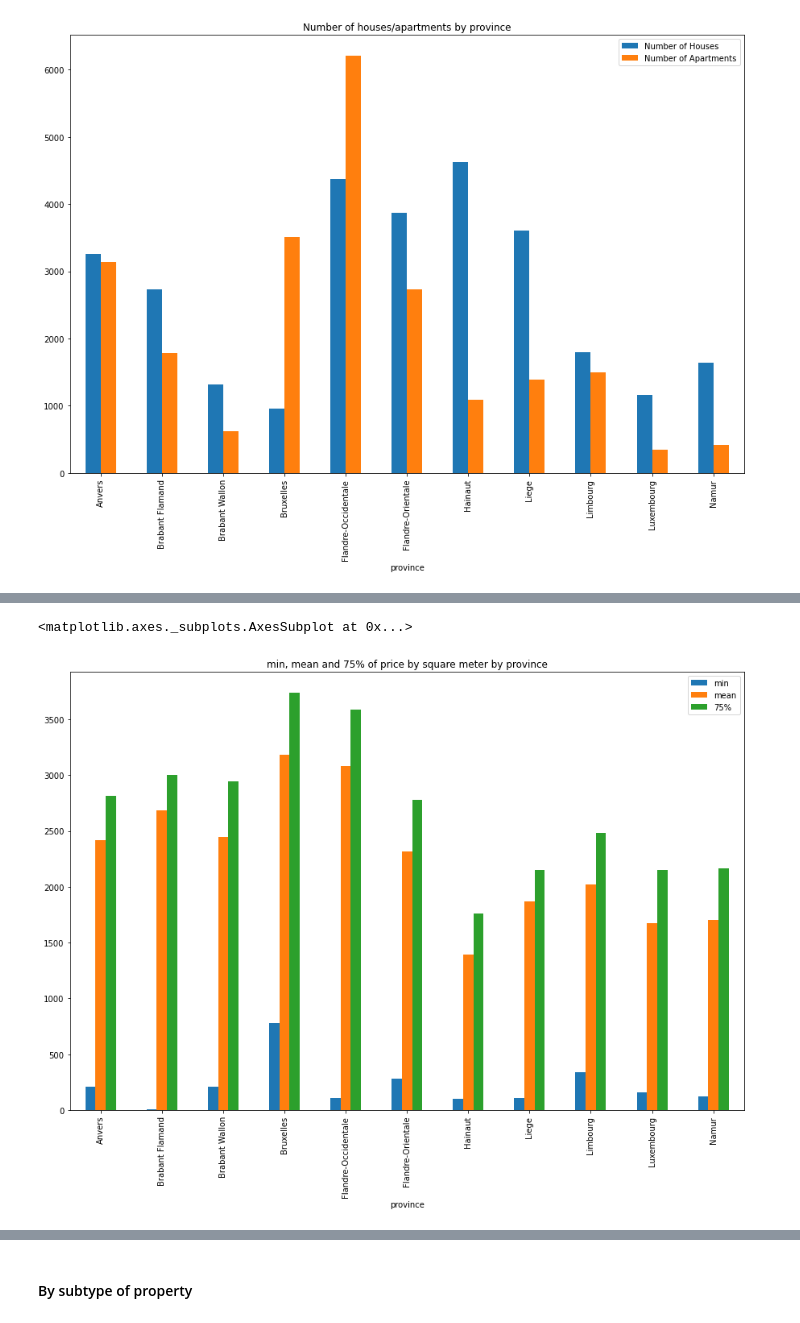
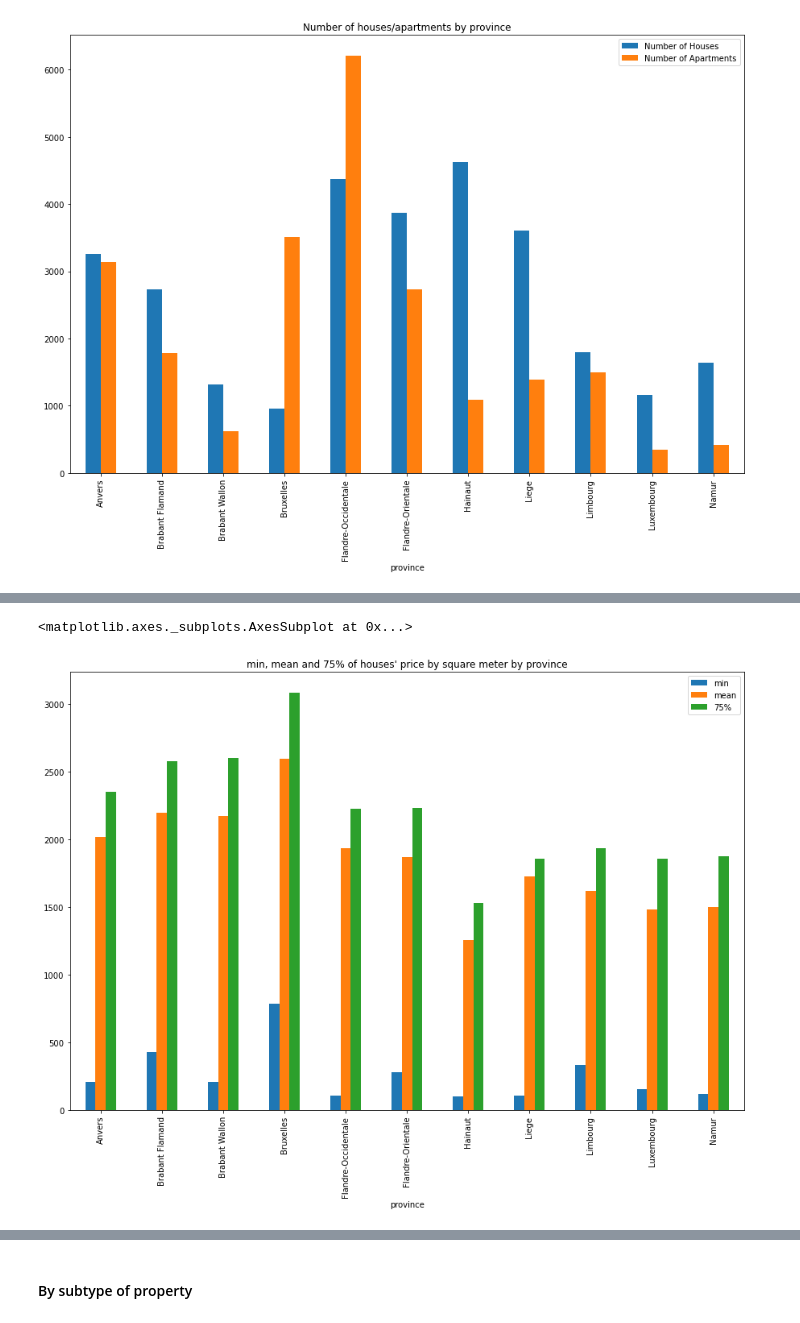
Before and after one commit to Demesmaeker/Immo_data_analysis, a Jupyter notebook: Comparisons between variables (no prices).ipynb, the cells around one changed output, grey strips where cells are left out. Saved outputs shown, nothing was run; the diff lists cells and outputs as text; code cells hidden in the pictures.

Commit message:
comparisaon house/apart on province/price by square meter

```diff
--- a/Comparisons between variables (no prices).ipynb
+++ b/Comparisons between variables (no prices).ipynb
@@ -64,0 +46,2 @@ house_area : nbr ligne = 51689
+# %%
+province_price_sm = clean(df, [0,1,3,6])
@@ -65,2 +59,2 @@ house_area : nbr ligne = 51689
 # %%
-square_meter["price_by_square_meter"] = square_meter["price"] / square_meter["house_area"]
+province_price_sm["price_by_square_meter"] = province_price_sm["price"] / province_price_sm["house_area"]
@@ -102,0 +61,5 @@ data.reset_index(level=0, inplace=True)
+# %%
+house_p_psm = province_price_sm[province_price_sm['type_of_property'] == 'house']
+house_p_psm = house_p_psm.groupby("province").price_by_square_meter.describe()
+house_p_psm.reset_index(level=0, inplace=True)
+house_p_psm
@@ -103,8 +79,8 @@ data.reset_index(level=0, inplace=True)
 # %%
-data.plot.bar(x = 'province',
+house_p_psm.plot.bar(x = 'province',
                         y = ['min', 'mean', '75%'],
                        figsize=(15,10),
-                       title="min, mean and 75% of price by square meter by province")
+                       title="min, mean and 75% of houses' price by square meter by province")
 # %% [output]
 <matplotlib.axes._subplots.AxesSubplot at 0x...>
-[figure, old version]
+[figure, new version]
```
Also changed, not shown: parts of 11 cells of this notebook.
